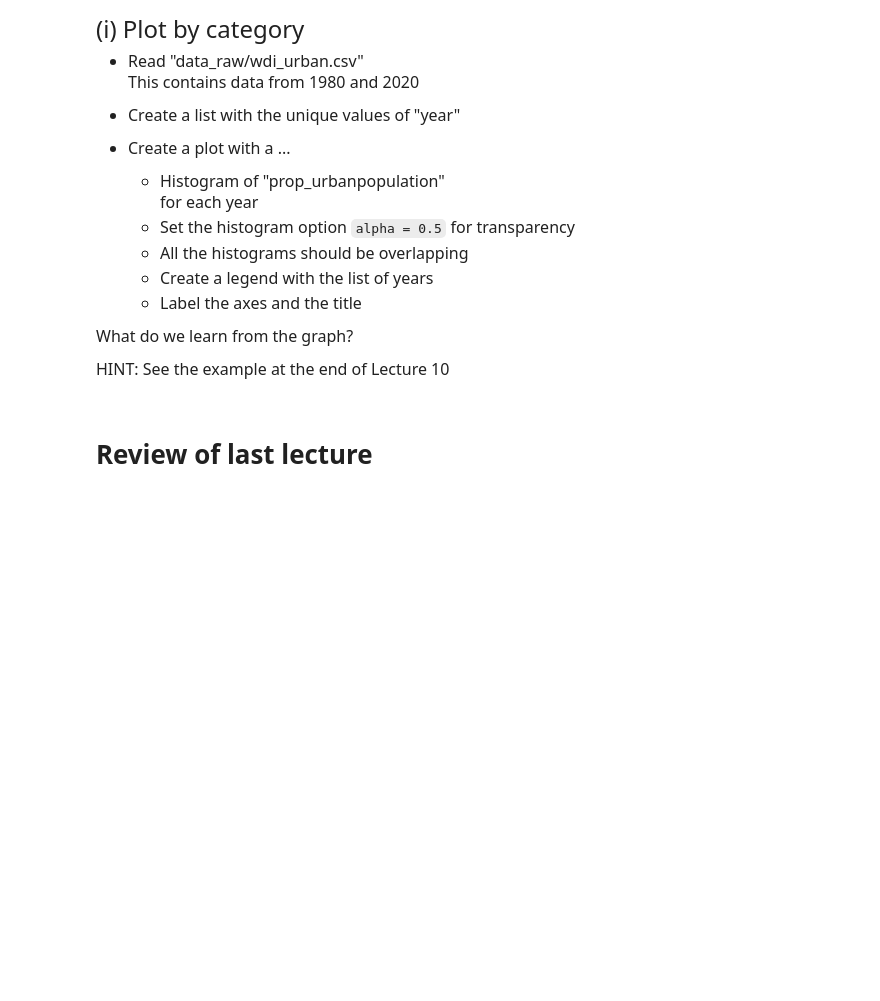
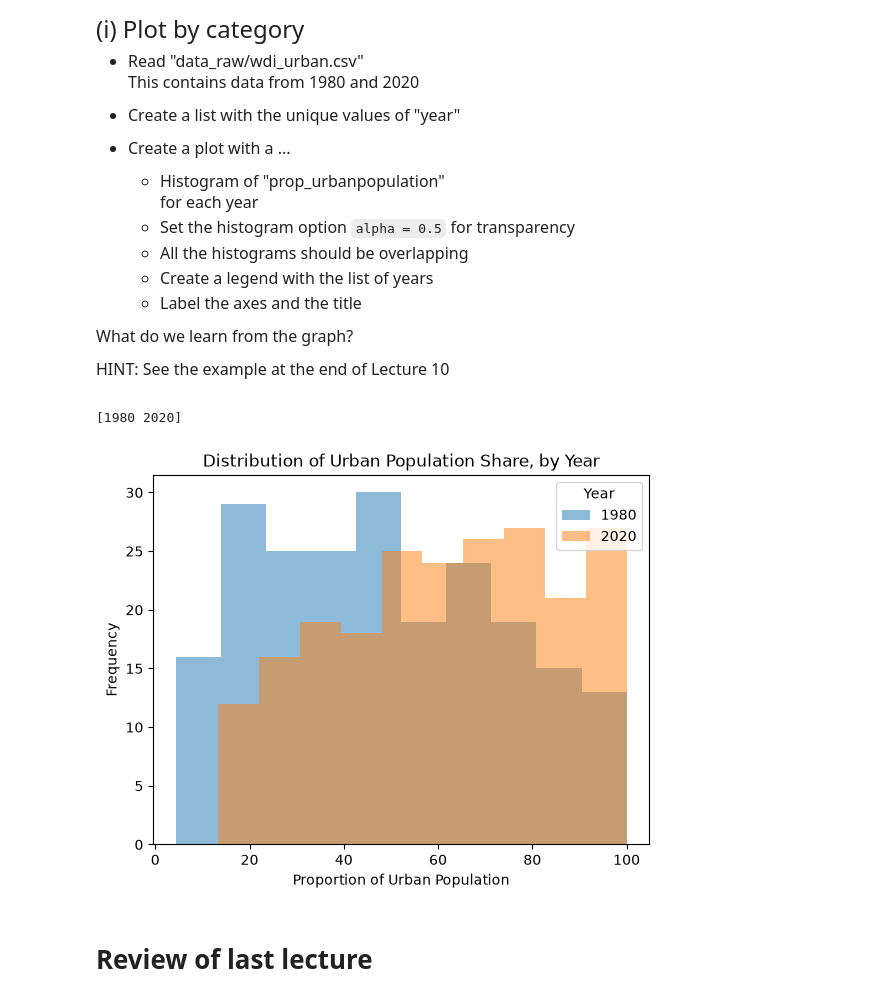
Before and after one commit to basilqueen/datasci530fall2026, a Jupyter notebook: Lecture 02/Lecture 2 - Exercises.ipynb, the cells around one changed output. Saved outputs shown, nothing was run; the diff lists cells and outputs as text; code cells hidden in the pictures; blank space fills up the shorter version.

```diff
--- a/Lecture 02/Lecture 2 - Exercises.ipynb
+++ b/Lecture 02/Lecture 2 - Exercises.ipynb
@@ -201,3 +236,27 @@ HINT: See the example at the end of Lecture 10
+# %%
+import pandas as pd
+import numpy as np
+import matplotlib.pyplot as plt
+
+data_wdi_urban = pd.read_csv(r"C:\Users\Owner\Documents\GitHub\datasci530fall2026\Lecture 02\data_raw\wdi_urban.csv")
+
+list_unique_years = pd.unique(data_wdi_urban["year"])
+print(list_unique_years)
+
+for year in list_unique_years:
+    subset = data_wdi_urban.query("year == @year")
+    plt.hist(subset["prop_urbanpopulation"], alpha=0.5, label=str(year))
+
+plt.legend(title="Year")
+plt.xlabel("Proportion of Urban Population")
+plt.ylabel("Frequency")
+plt.title("Distribution of Urban Population Share, by Year")
+plt.show()
+
+From the graph, we can see that urban population has generally increased across the distribution of countries in 2020 with more spread across the higher end. In the 1980 histogram, urban populations are concerntrated more toward the lower to mddle range.
+# %% [output]
+[1980 2020]
+[figure, added]
 # %% [markdown]
 # Review of last lecture
 # %% [markdown]
```
Also changed, not shown: parts of 19 cells of this notebook, 3 other files.
